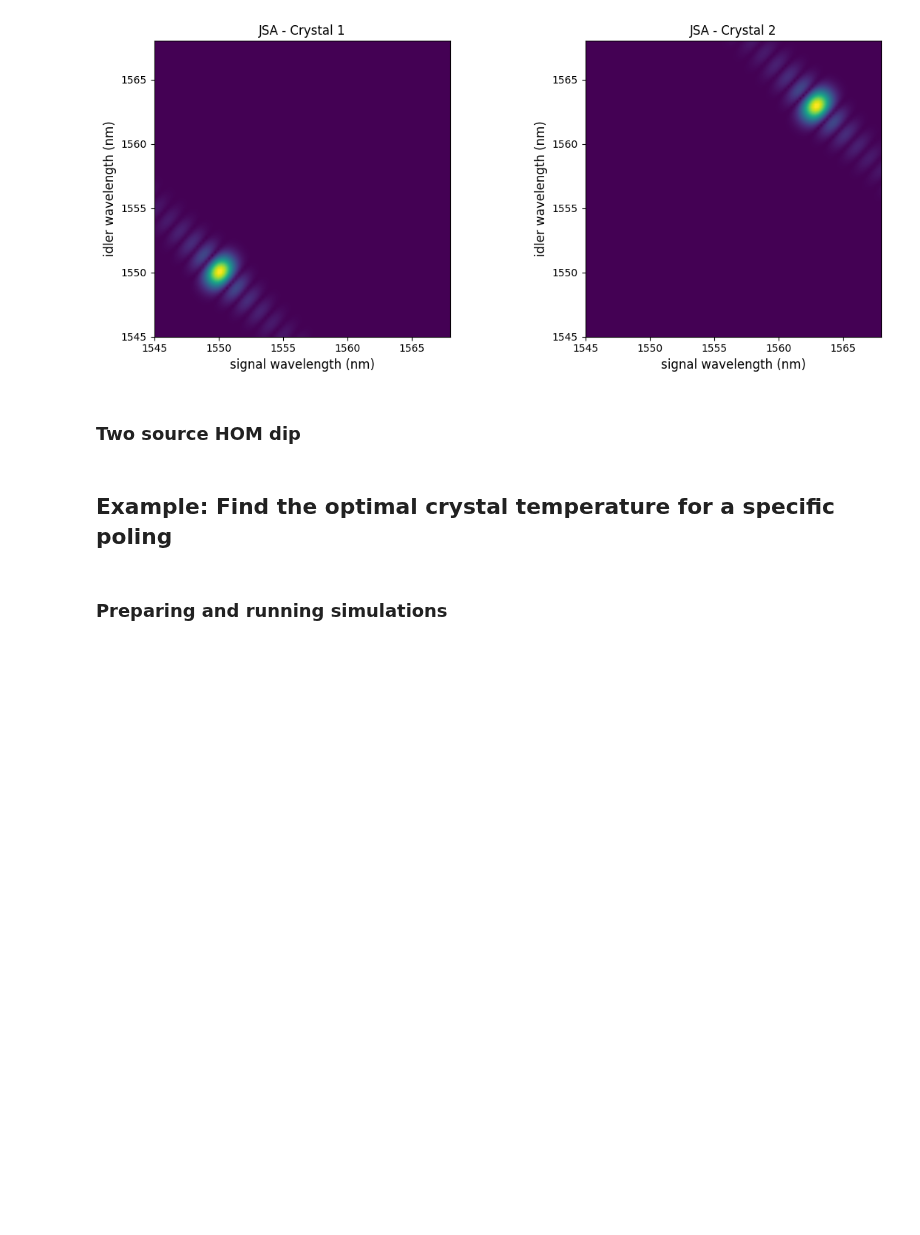
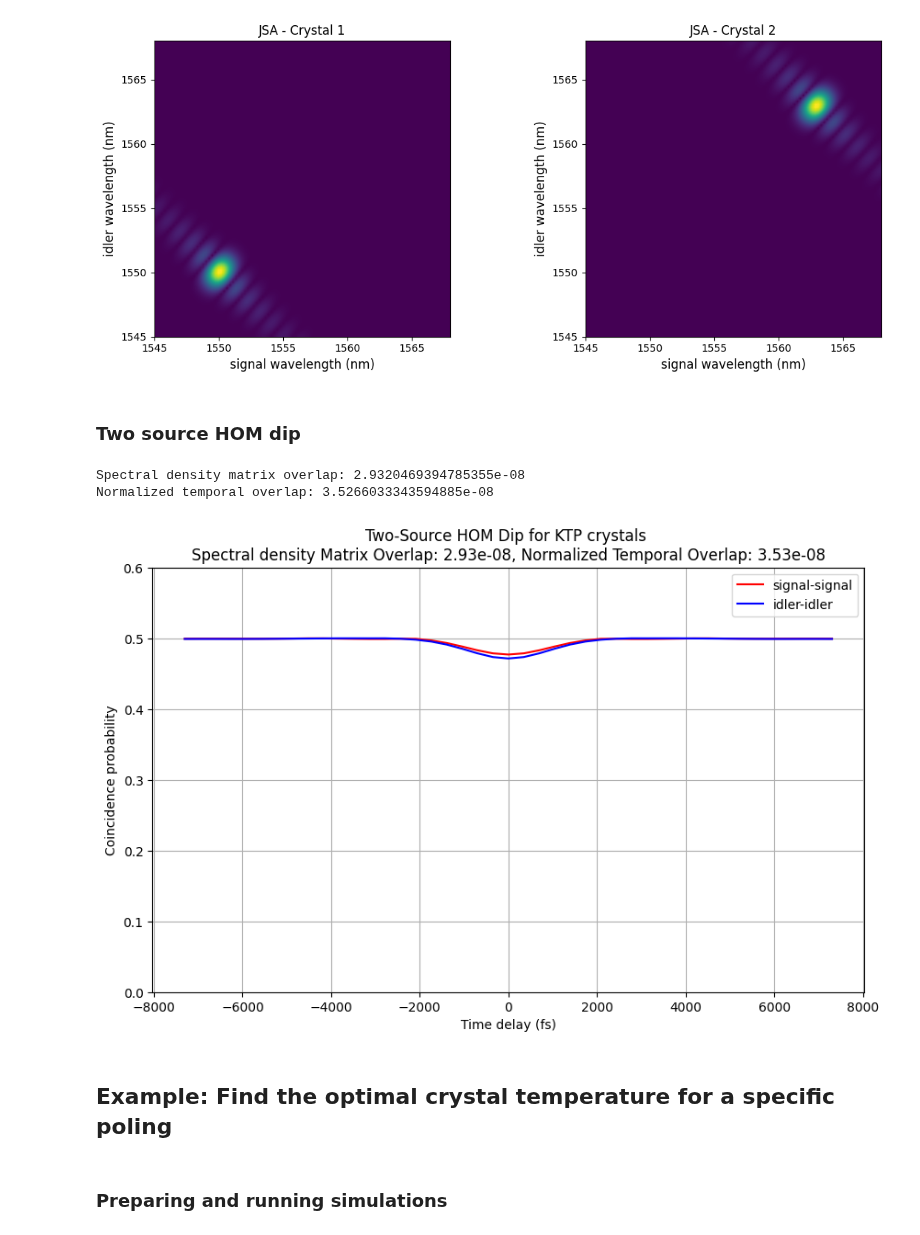
Before and after one commit to nicosieber/PhotonPairLab, a Jupyter notebook: demo.ipynb, the cells around one changed output. Saved outputs shown, nothing was run; the diff lists cells and outputs as text; code cells hidden in the pictures; blank space fills up the shorter version.

Commit message:
added intro to spdc with PhotonPairLab to demo notebook

```diff
--- a/demo.ipynb
+++ b/demo.ipynb
@@ -49,8 +183,14 @@ crystal2.generate_poling(laser=laser2, mode='periodic', resolution=5)
 
 
 # Create and run the simulation
-simulation1 = SPDC_Simulation(crystal1, laser1, wavelength_signal_range = [start_wavelength, end_wavelength], wavelength_idler_range = [start_wavelength, end_wavelength])
-simulation2 = SPDC_Simulation(crystal2, laser2, wavelength_signal_range = [start_wavelength, end_wavelength], wavelength_idler_range = [start_wavelength, end_wavelength])
+simulation1 = SPDC_Simulation(crystal1,
+                              laser1,
+                              wavelength_signal_range = [start_wavelength, end_wavelength],
+                              wavelength_idler_range = [start_wavelength, end_wavelength])
+simulation2 = SPDC_Simulation(crystal2,
+                              laser2,
+                              wavelength_signal_range = [start_wavelength, end_wavelength],
+                              wavelength_idler_range = [start_wavelength, end_wavelength])
 results1 = simulation1.run_simulation(steps=100)
 results2 = simulation2.run_simulation(steps=100)
 # %% [markdown]
@@ -85,42 +225,46 @@ hom_data1 = analyzer.compute_two_mode_HOM(mode1="signal", mode2="signal")
 hom_data2 = analyzer.compute_two_mode_HOM(mode1="idler", mode2="idler")
 
 # Access the results
 P_tau_rescaled_cross1 = hom_data1["P_tau_rescaled_cross"]
 t_signal1 = hom_data1["time_axis"]
 P_tau_rescaled_cross2 = hom_data2["P_tau_rescaled_cross"]
 t_signal2 = hom_data2["time_axis"]
 
 # Apply threshold masks
 threshold = 7500#np.amax(t_signal1)
 mask = (t_signal1 >= -threshold) & (t_signal1 <= threshold)
 
 P_tau1 = P_tau_rescaled_cross1[mask]
 P_tau2 = P_tau_rescaled_cross2[mask]
 
 # Plot the results
 plt.figure(figsize=(10, 6))
 plt.plot(t_signal1[mask], P_tau1, label="signal-signal", color="red")
 plt.plot(t_signal2[mask], P_tau2, label="idler-idler", color="blue")
 
-plt.xlabel("Time delay (fs)")
-plt.ylabel("Coincidence probability")
-plt.ylim(0,0.6)
-plt.title("Two-Source HOM Dip for KTP crystals")
-plt.legend()
-plt.grid(True)
-plt.show()
-
-
 rho1, _ = analyzer.get_reduced_density_matrix("signal", 0)
 rho2, _ = analyzer.get_reduced_density_matrix("signal", 1)
 rho1_temporal = convert_to_time_domain(rho1)
 rho2_temporal = convert_to_time_domain(rho2)
 overlap = np.abs(np.sum(np.conj(rho1) * rho2))
 print("Spectral density matrix overlap:", overlap)
 temporal_norm1 = np.sum(np.abs(rho1_temporal)**2)
 temporal_norm2 = np.sum(np.abs(rho2_temporal)**2)
 overlap_temporal_norm = np.abs(np.sum(np.conj(rho1_temporal) * rho2_temporal)) / np.sqrt(temporal_norm1 * temporal_norm2)
 print("Normalized temporal overlap:", overlap_temporal_norm)
+
+plt.xlabel("Time delay (fs)")
+plt.ylabel("Coincidence probability")
+plt.ylim(0,0.6)
+plt.title(f"Two-Source HOM Dip for KTP crystals \n"
+          f"Spectral density Matrix Overlap: {overlap:.2e}, Normalized Temporal Overlap: {overlap_temporal_norm:.2e}")
+plt.legend()
+plt.grid(True)
+plt.show()
+# %% [output]
+Spectral density matrix overlap: 2.9320469394785355e-08
+Normalized temporal overlap: 3.5266033343594885e-08
+[figure, added]
 # %% [markdown]
 ## Example: Find the optimal crystal temperature for a specific poling
 # %% [markdown]
```
Also changed, not shown: parts of 4 cells of this notebook, 3 other files.
